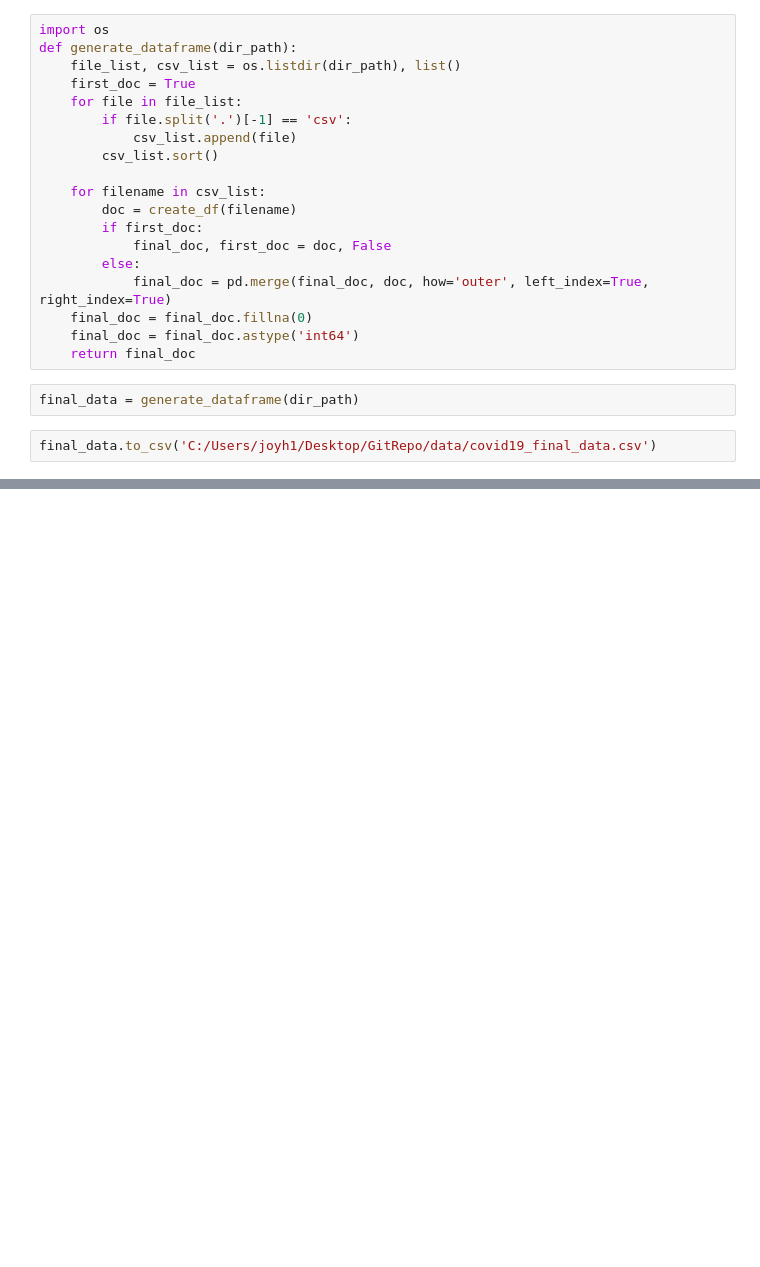
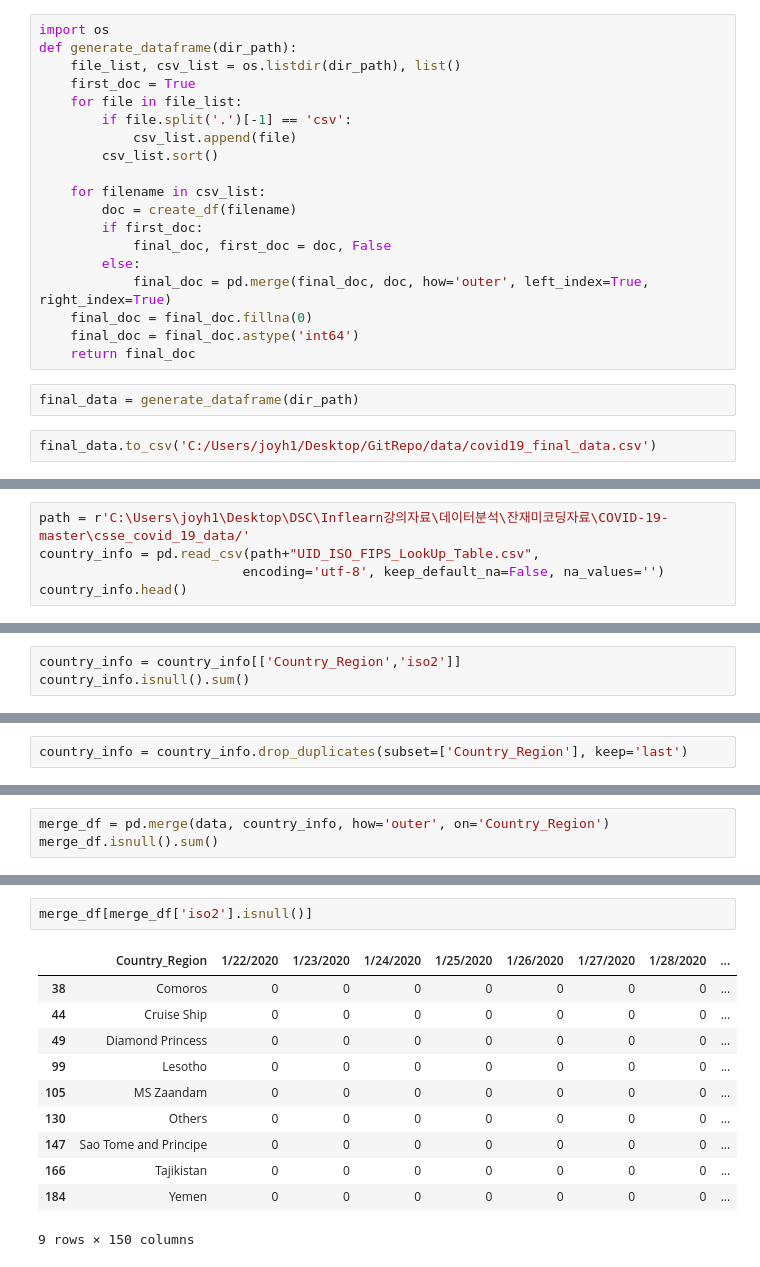
Before and after one commit to young-hun-jo/DataAnalysis, a Jupyter notebook: covid19/Covid19_visualization.ipynb, the cells around one changed output, grey strips where cells are left out. Saved outputs shown, nothing was run; the diff lists cells and outputs as text; blank space fills up the shorter version.

```diff
--- a/covid19/Covid19_visualization.ipynb
+++ b/covid19/Covid19_visualization.ipynb
@@ -281,0 +306,5 @@ final_data.to_csv('C:/Users/joyh1/Desktop/GitRepo/data/covid19_final_data.csv')
+# %%
+path = r'C:\Users\joyh1\Desktop\DSC\Inflearn강의자료\데이터분석\잔재미코딩자료\COVID-19-master\csse_covid_19_data/'
+country_info = pd.read_csv(path+"UID_ISO_FIPS_LookUp_Table.csv",
+                          encoding='utf-8', keep_default_na=False, na_values='')
+country_info.head()
@@ -281,0 +328,3 @@ final_data.to_csv('C:/Users/joyh1/Desktop/GitRepo/data/covid19_final_data.csv')
+# %%
+country_info = country_info[['Country_Region','iso2']]
+country_info.isnull().sum()
@@ -281,0 +339,2 @@ final_data.to_csv('C:/Users/joyh1/Desktop/GitRepo/data/covid19_final_data.csv')
+# %%
+country_info = country_info.drop_duplicates(subset=['Country_Region'], keep='last')
@@ -281,0 +345,3 @@ final_data.to_csv('C:/Users/joyh1/Desktop/GitRepo/data/covid19_final_data.csv')
+# %%
+merge_df = pd.merge(data, country_info, how='outer', on='Country_Region')
+merge_df.isnull().sum()
@@ -281,0 +361,14 @@ final_data.to_csv('C:/Users/joyh1/Desktop/GitRepo/data/covid19_final_data.csv')
+# %%
+merge_df[merge_df['iso2'].isnull()]
+# %% [output]
+|  | Country_Region | 1/22/2020 | 1/23/2020 | 1/24/2020 | 1/25/2020 | 1/26/2020 | 1/27/2020 | 1/28/2020 | ... |
+| 38 | Comoros | 0 | 0 | 0 | 0 | 0 | 0 | 0 | ... |
+| 44 | Cruise Ship | 0 | 0 | 0 | 0 | 0 | 0 | 0 | ... |
+| 49 | Diamond Princess | 0 | 0 | 0 | 0 | 0 | 0 | 0 | ... |
+| 99 | Lesotho | 0 | 0 | 0 | 0 | 0 | 0 | 0 | ... |
+| 105 | MS Zaandam | 0 | 0 | 0 | 0 | 0 | 0 | 0 | ... |
+| 130 | Others | 0 | 0 | 0 | 0 | 0 | 0 | 0 | ... |
+| 147 | Sao Tome and Principe | 0 | 0 | 0 | 0 | 0 | 0 | 0 | ... |
+| 166 | Tajikistan | 0 | 0 | 0 | 0 | 0 | 0 | 0 | ... |
+| 184 | Yemen | 0 | 0 | 0 | 0 | 0 | 0 | 0 | ... |
+9 rows × 150 columns
```
Also changed, not shown: parts of 22 cells of this notebook.
